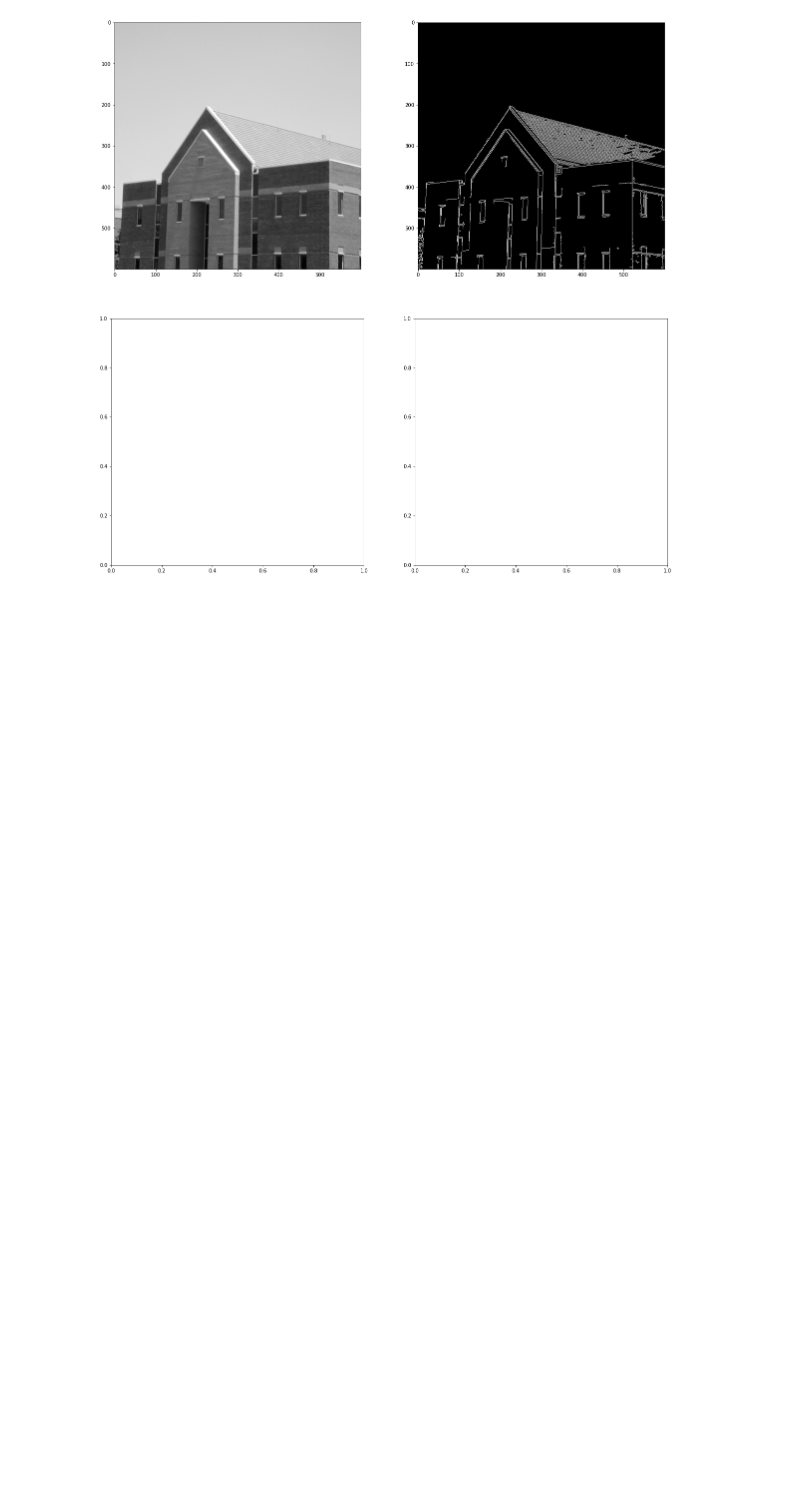
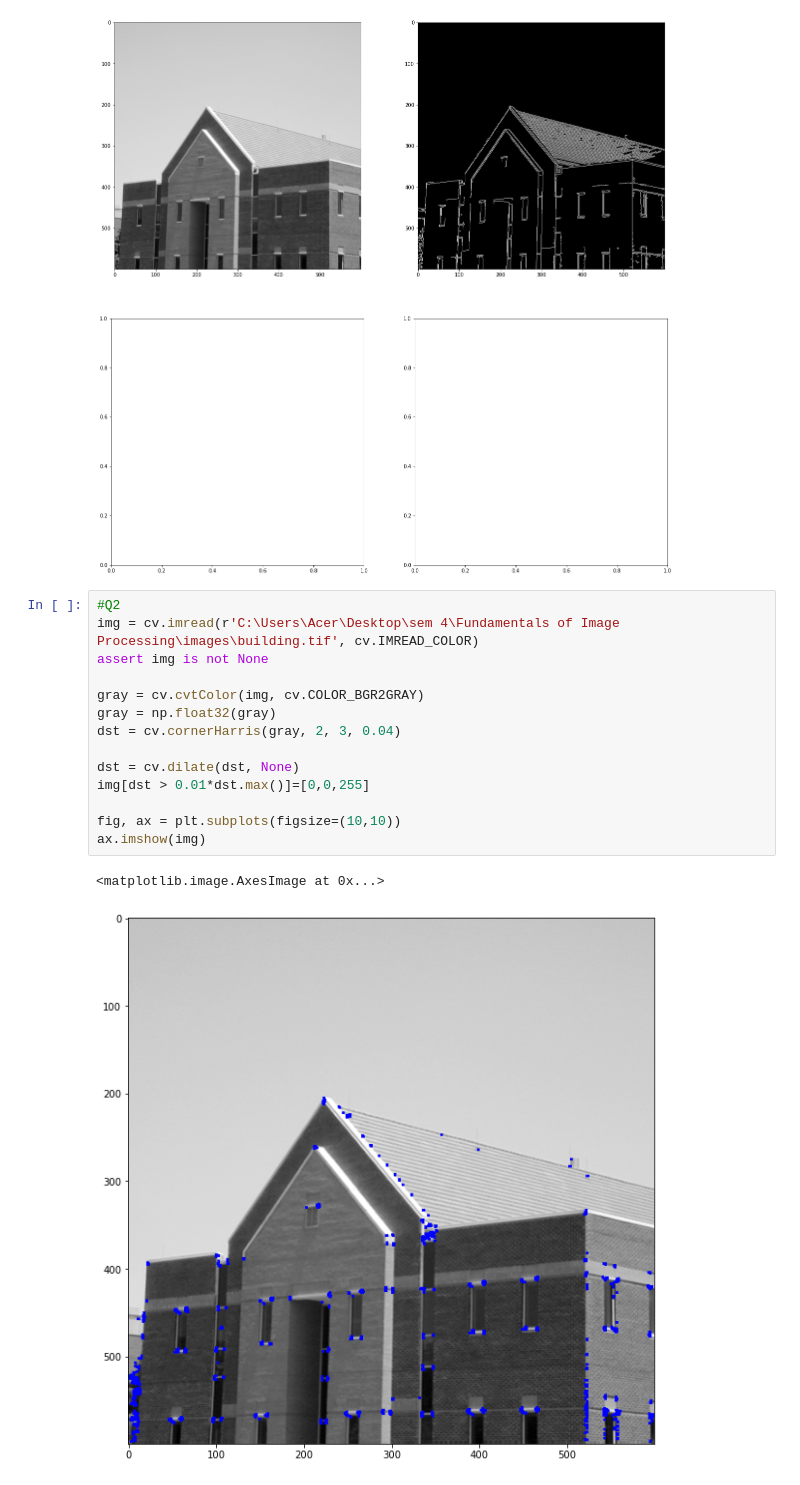
Before and after one commit to Tilan619/EN2550, a Jupyter notebook: en2550_02_march_2022.ipynb, the cells around one changed output. Cells and saved outputs as stored; diff of their text form; blank space fills up the shorter version.

```diff
--- a/en2550_02_march_2022.ipynb
+++ b/en2550_02_march_2022.ipynb
@@ -43,3 +43,20 @@ ax[0,1].imshow(edges,cmap='gray')
 plt.show()
 # %% [output]
 [figure]
+# %%
+#Q2
+img = cv.imread(r'C:\Users\Acer\Desktop\sem 4\Fundamentals of Image Processing\images\building.tif', cv.IMREAD_COLOR)
+assert img is not None
+
+gray = cv.cvtColor(img, cv.COLOR_BGR2GRAY)
+gray = np.float32(gray)
+dst = cv.cornerHarris(gray, 2, 3, 0.04)
+
+dst = cv.dilate(dst, None)
+img[dst > 0.01*dst.max()]=[0,0,255]
+
+fig, ax = plt.subplots(figsize=(10,10))
+ax.imshow(img)
+# %% [output]
+<matplotlib.image.AxesImage at 0x...>
+[figure, added]
```
Also changed, not shown: parts of 1 cell of this notebook.
